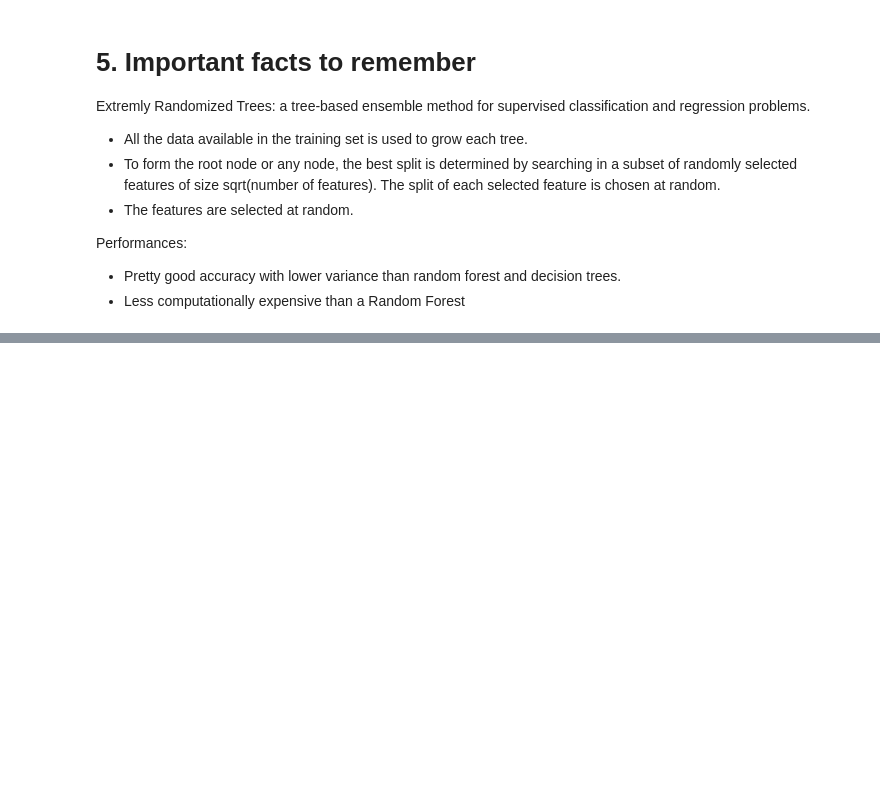
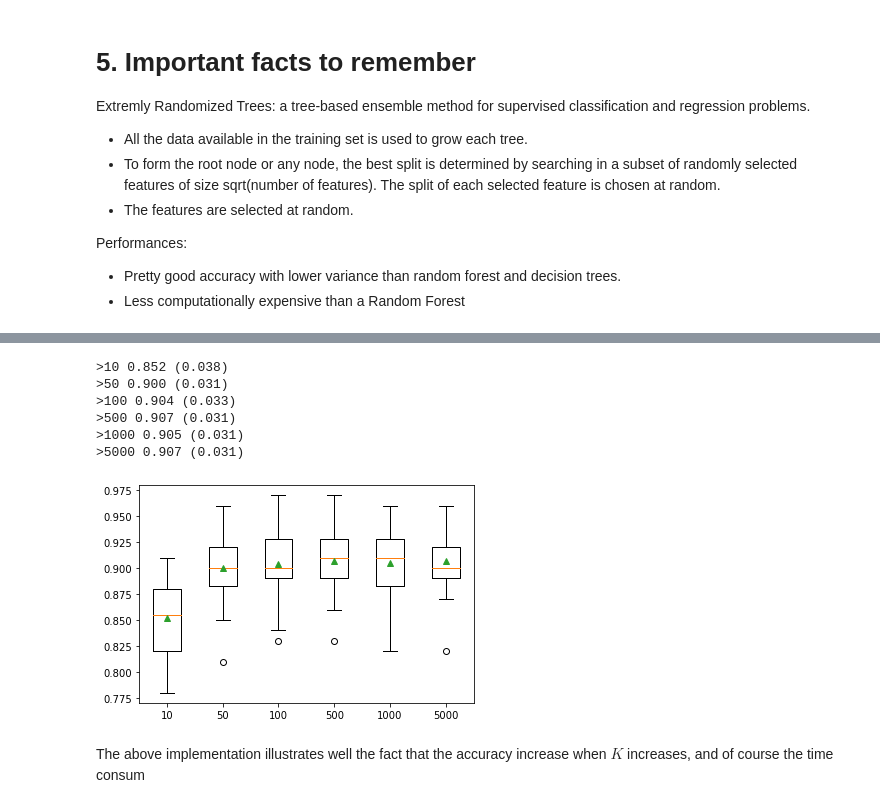
Before and after one commit to Ziqing-WU/ERT-Notebook, a Jupyter notebook: ExtraTrees.ipynb, the cells around one changed output, grey strips where cells are left out. Cells and saved outputs as stored; diff of their text form; code cells hidden in the pictures; blank space fills up the shorter version.

```diff
--- a/ExtraTrees.ipynb
+++ b/ExtraTrees.ipynb
@@ -476,0 +610,36 @@ Performances:
+# %%
+def get_models():
+    models = dict()
+    # define number of trees to consider
+    n_trees = [10, 50, 100, 500, 1000, 5000]
+    for n in n_trees:
+        models[str(n)] = ExtraTreesClassifier(n_estimators=n)
+    return models
+
+# define dataset
+X, y = get_dataset()
+# get the models to evaluate
+models = get_models()
+# evaluate the models and store results
+results, names = list(), list()
+for name, model in models.items():
+    # evaluate the model
+    scores = evaluate_model(model, X, y)
+    # store the results
+    results.append(scores)
+    names.append(name)
+    # summarize the performance along the way
+    print('>%s %.3f (%.3f)' % (name, mean(scores), std(scores)))
+# plot model performance for comparison
+pyplot.boxplot(results, labels=names, showmeans=True)
+pyplot.show()
+# %% [output]
+>10 0.852 (0.038)
+>50 0.900 (0.031)
+>100 0.904 (0.033)
+>500 0.907 (0.031)
+>1000 0.905 (0.031)
+>5000 0.907 (0.031)
+[figure, added]
+# %% [markdown]
+The above implementation illustrates well the fact that the accuracy increase when $K$ increases, and of course the time consum
```
Also changed, not shown: parts of 9 cells of this notebook.
